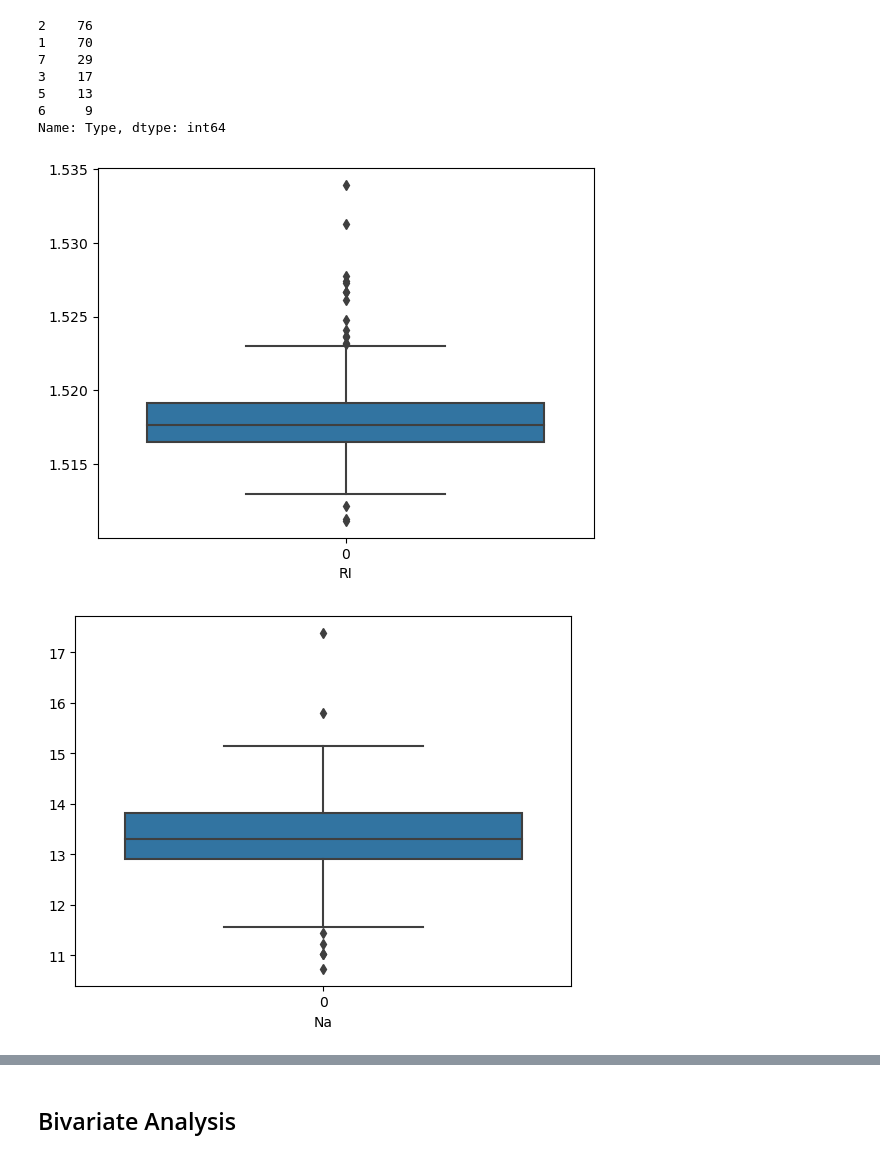
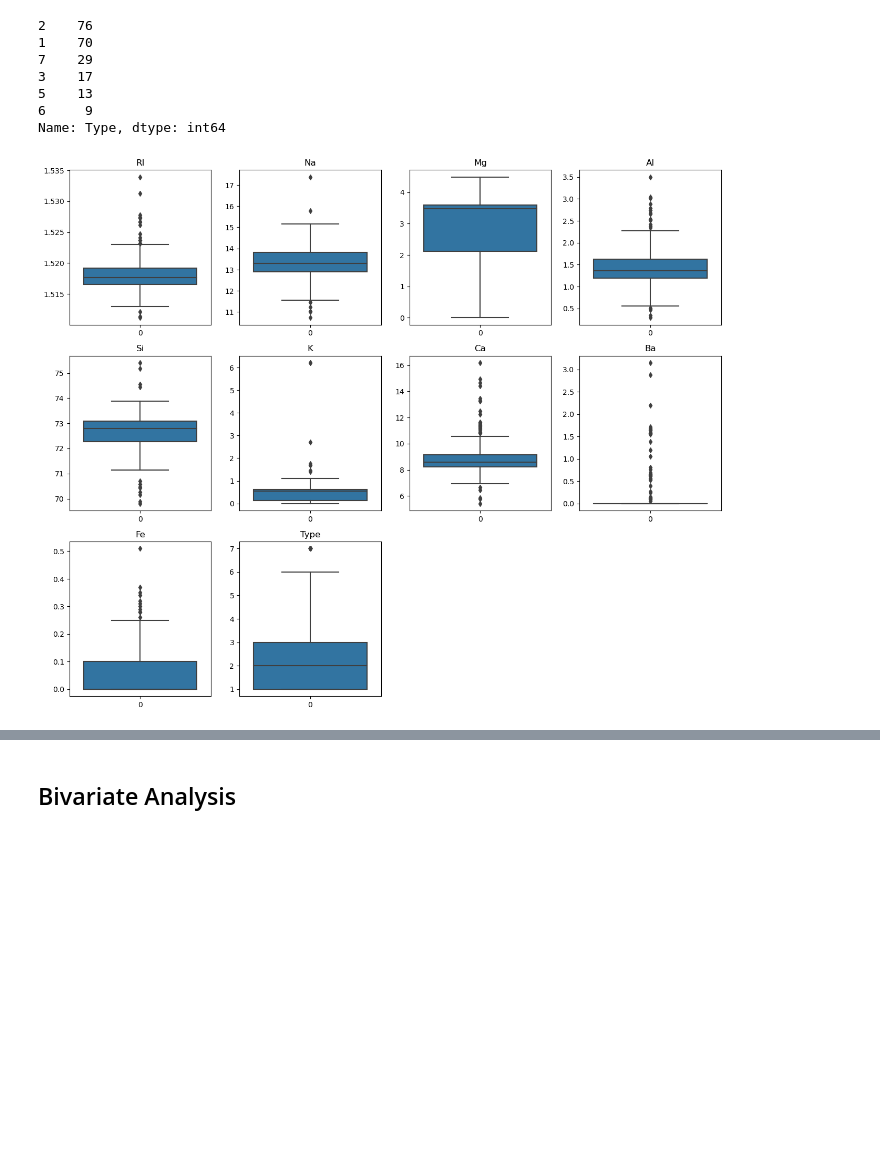
Before and after one commit to Sujata2003/Machine-Learning, a Jupyter notebook: KNN/Glass Dataset.ipynb, the cells around one changed output, grey strips where cells are left out. Saved outputs shown, nothing was run; the diff lists cells and outputs as text; code cells hidden in the pictures; blank space fills up the shorter version.

```diff
--- a/KNN/Glass Dataset.ipynb
+++ b/KNN/Glass Dataset.ipynb
@@ -116,11 +151,12 @@ df["Type"].value_counts()
 6     9
 Name: Type, dtype: int64
 # %%
-l=df.columns
-for i in range(0,len(df.columns)):
-    sns.boxplot(df[l[i]])
-    plt.xlabel(l[i])
-    plt.show()
+i=1
+plt.figure(figsize=(16,13))
+for col in df.columns:
+    plt.subplot(3,4,i)
+    sns.boxplot(df[col])
+    plt.title(col)
+    i=i+1
 # %% [output]
-[figure, old version]
+[figure, new version]
-[figure, removed]
```
Also changed, not shown: parts of 22 cells of this notebook, 22 other files.
